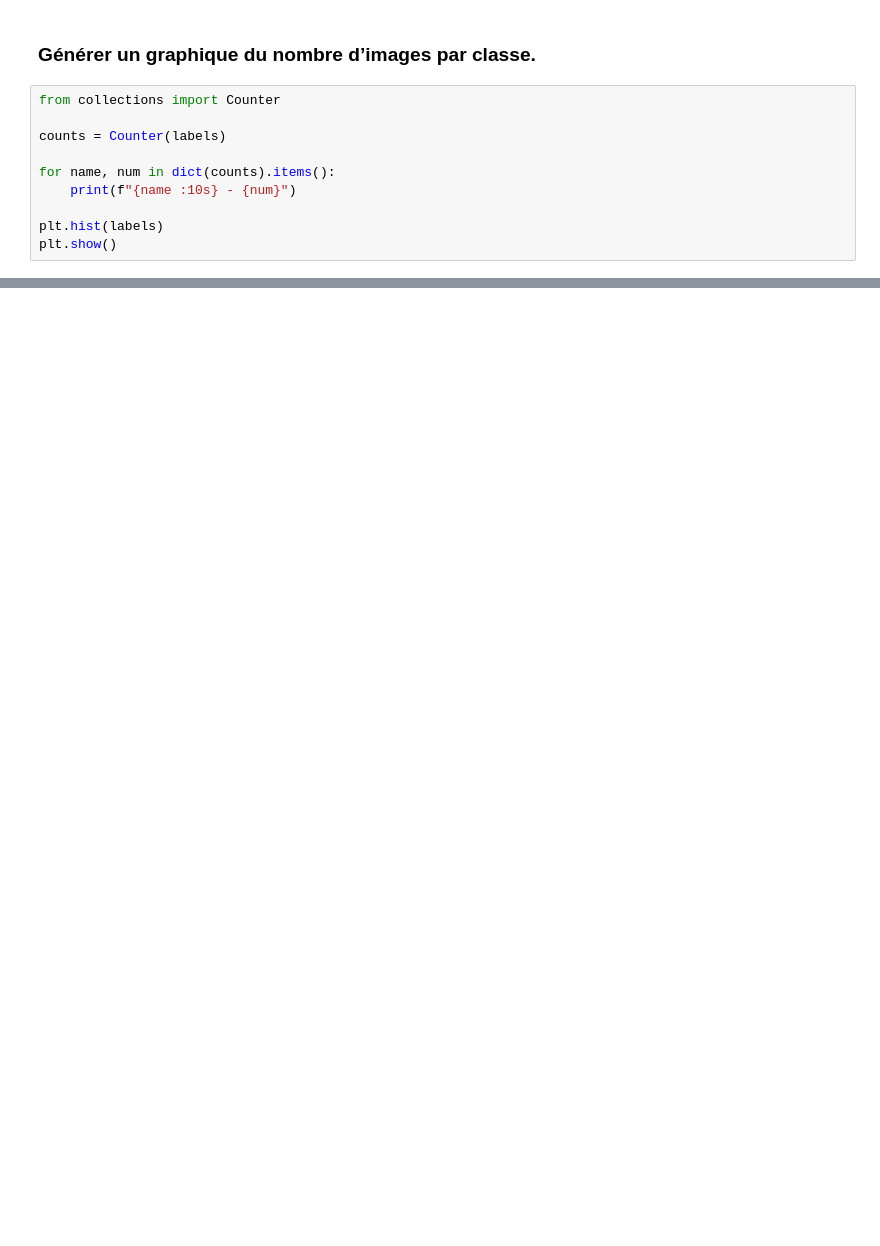
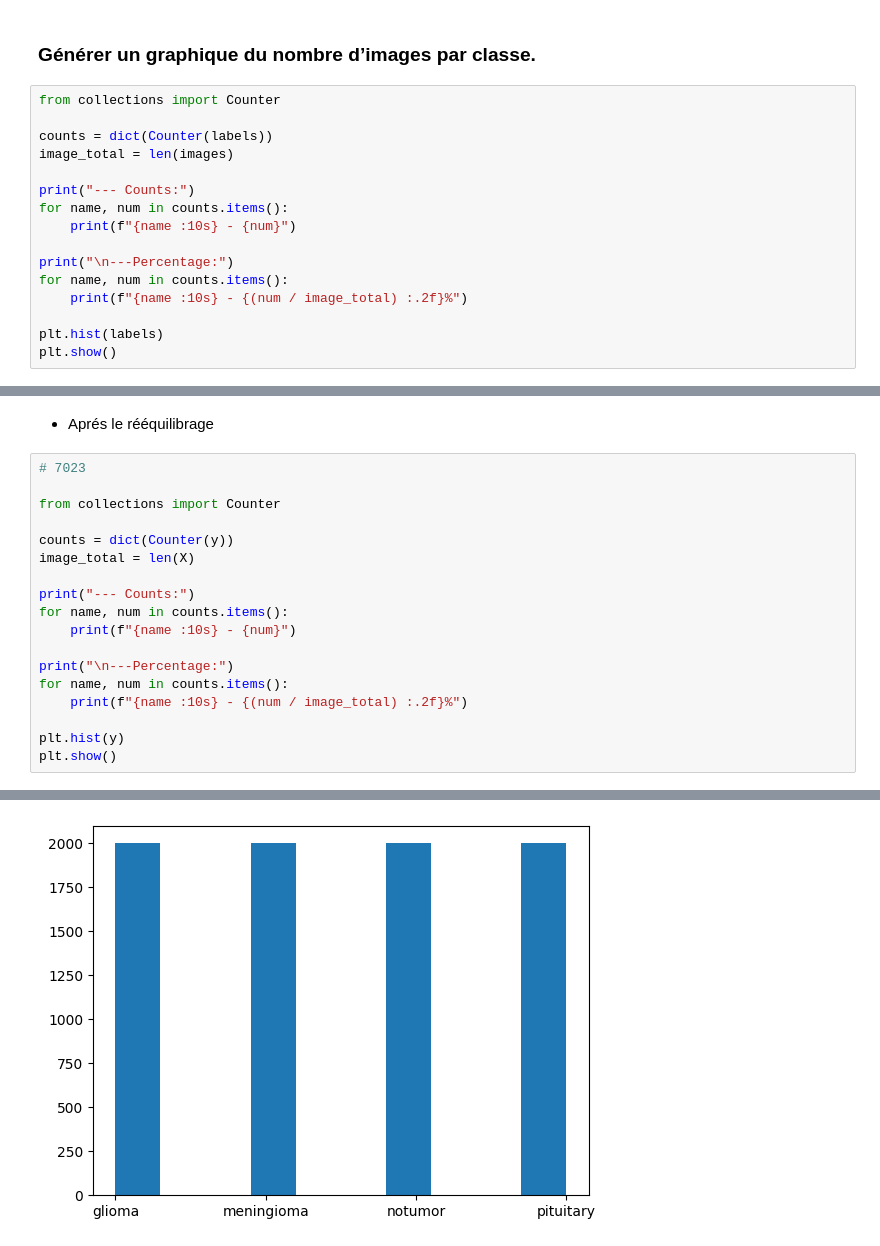
Before and after one commit to anass17/BrainScan, a Jupyter notebook: notebooks/data_exploration.ipynb, the cells around one changed output, grey strips where cells are left out. Saved outputs shown, nothing was run; the diff lists cells and outputs as text; blank space fills up the shorter version.

Commit message:
BRAIN-19 Appliquer un rééquilibrage

```diff
--- a/notebooks/data_exploration.ipynb
+++ b/notebooks/data_exploration.ipynb
@@ -132,10 +111,16 @@ for label in set(labels):
 # %%
 from collections import Counter
 
-counts = Counter(labels)
+counts = dict(Counter(labels))
+image_total = len(images)
 
-for name, num in dict(counts).items():
+print("--- Counts:")
+for name, num in counts.items():
     print(f"{name :10s} - {num}")
+
+print("\n---Percentage:")
+for name, num in counts.items():
+    print(f"{name :10s} - {(num / image_total) :.2f}%")
 
 plt.hist(labels)
 plt.show()
@@ -147,0 +178,21 @@ pituitary  - 1757
+# %% [markdown]
+- Aprés le rééquilibrage
+# %%
+# 7023
+
+from collections import Counter
+
+counts = dict(Counter(y))
+image_total = len(X)
+
+print("--- Counts:")
+for name, num in counts.items():
+    print(f"{name :10s} - {num}")
+
+print("\n---Percentage:")
+for name, num in counts.items():
+    print(f"{name :10s} - {(num / image_total) :.2f}%")
+
+plt.hist(y)
+plt.show()
+# %% [output]
@@ -147,0 +210 @@ pituitary  - 1757
+[figure, added]
```
Also changed, not shown: parts of 22 cells of this notebook, 1 other file.
